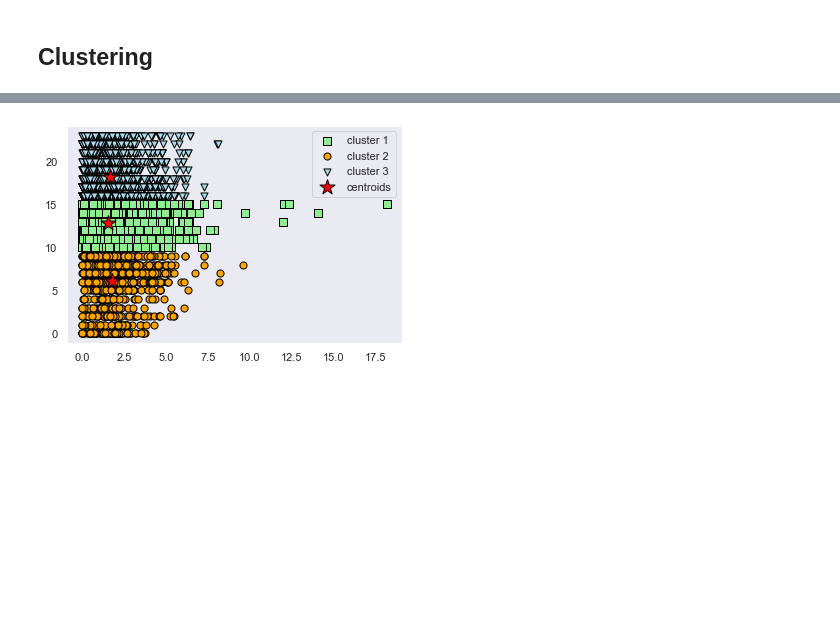
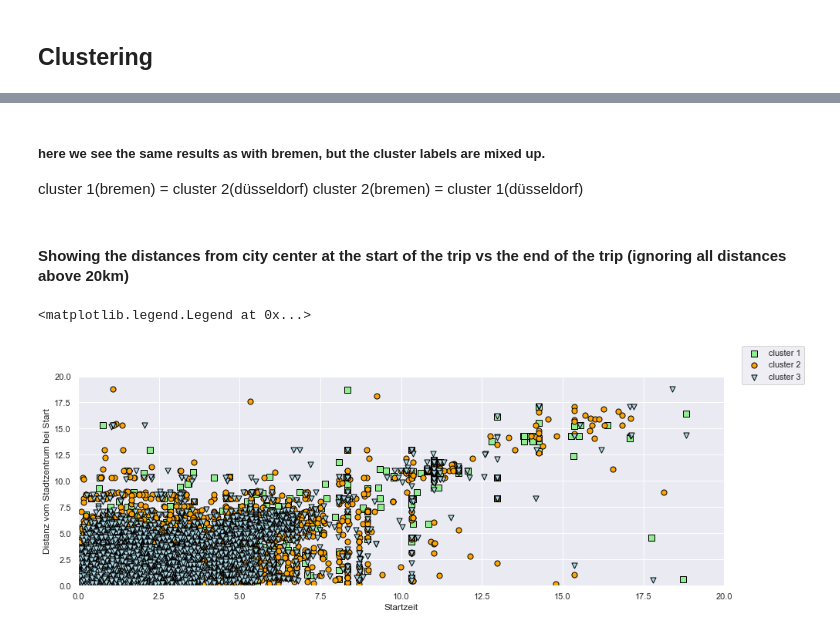
Before and after one commit to Polifka/eagle_gang, a Jupyter notebook: Clustering.ipynb, the cells around one changed output, grey strips where cells are left out. Cells and saved outputs as stored; diff of their text form; code cells hidden in the pictures; blank space fills up the shorter version.

Commit message:
updated notebook with changed features and other clusters

```diff
--- a/Clustering.ipynb
+++ b/Clustering.ipynb
@@ -95,0 +132,7 @@ memory usage: 1.4+ MB
+# %%
+# convert dates to seconds
+X["datetime_start"] = pd.to_numeric(X["datetime_start"])
+X["datetime_end"] = pd.to_numeric(X["datetime_end"])
+
+Y["datetime_start"] = pd.to_numeric(Y["datetime_start"])
+Y["datetime_end"] = pd.to_numeric(Y["datetime_end"])
@@ -142,9 +221,0 @@ ax.set_xlim(dat_time_framed_br['datetime_start'].dt.hour.min(), dat_time_framed_
-# %%
-# Merkmale/Variablen Feuchtigk. und Temp. separat speichern
-#X = dat_time_framed[["datetime_start","distance"]]
-X = dat_time_framed_br;
-X["datetime_start"] = pd.to_numeric(X["datetime_start"])
-X["datetime_end"] = pd.to_numeric(X["datetime_start"])
-X["day"] = pd.to_numeric(X["day"])
-X["time"] = pd.to_numeric(X["time"])
-X["trip_duration"] = pd.to_numeric(X["trip_duration"])
@@ -297,0 +280,4 @@ Z[km_z==0]
+# %%
+kmeans = KMeans(n_clusters=3)
+km_x = kmeans.fit_predict(X)
+km_y = kmeans.fit_predict(Y)
@@ -298,34 +406,38 @@ Z[km_z==0]
+# %% [markdown]
+##### here we see the same results as with bremen, but the cluster labels are mixed up.
+cluster 1(bremen) = cluster 2(düsseldorf)
+cluster 2(bremen) = cluster 1(düsseldorf)
+# %% [markdown]
+#### Showing the distances from city center at the start of the trip vs the end of the trip (ignoring all distances above 20km)
 # %%
-plt.scatter(
-    Z[km_z == 0]["distance"], Z[km_z == 0]["datetime_start"],
+fig, (ax) = plt.subplots(nrows=1, ncols=1, figsize=(15, 5))
+
+ax.scatter(
+    X[km_x == 0]["distance_from_center_start"], X[km_x == 0]["distance_from_center_end"],
     s=50, c='lightgreen',
     marker='s', edgecolor='black',
     label='cluster 1'
 )
 
-plt.scatter(
-    Z[km_z == 1]["distance"], Z[km_z == 1]["datetime_start"],
+ax.scatter(
+    X[km_x == 1]["distance_from_center_start"], X[km_x == 1]["distance_from_center_end"],
     s=50, c='orange',
     marker='o', edgecolor='black',
     label='cluster 2'
 )
 
-plt.scatter(
-    Z[km_z == 2]["distance"], Z[km_z == 2]["datetime_start"],
+ax.scatter(
+    X[km_x == 2]["distance_from_center_start"], X[km_x == 2]["distance_from_center_end"],
     s=50, c='lightblue',
     marker='v', edgecolor='black',
     label='cluster 3'
 )
 
-# plot the centroids
-plt.scatter(
-    km.cluster_centers_[:, 0], km.cluster_centers_[:, 1],
-    s=250, marker='*',
-    c='red', edgecolor='black',
-    label='centroids'
-)
-plt.legend(scatterpoints=1)
-plt.grid()
-plt.show()
+plt.xlabel("Startzeit")
+plt.xlim(0,20)
+plt.ylim(0,20)
+plt.ylabel("Distanz vom Stadtzentrum bei Start")
+fig.legend(scatterpoints=1)
 # %% [output]
+<matplotlib.legend.Legend at 0x...>
-[figure, old version]
+[figure, new version]
```
Also changed, not shown: parts of 58 cells of this notebook.
